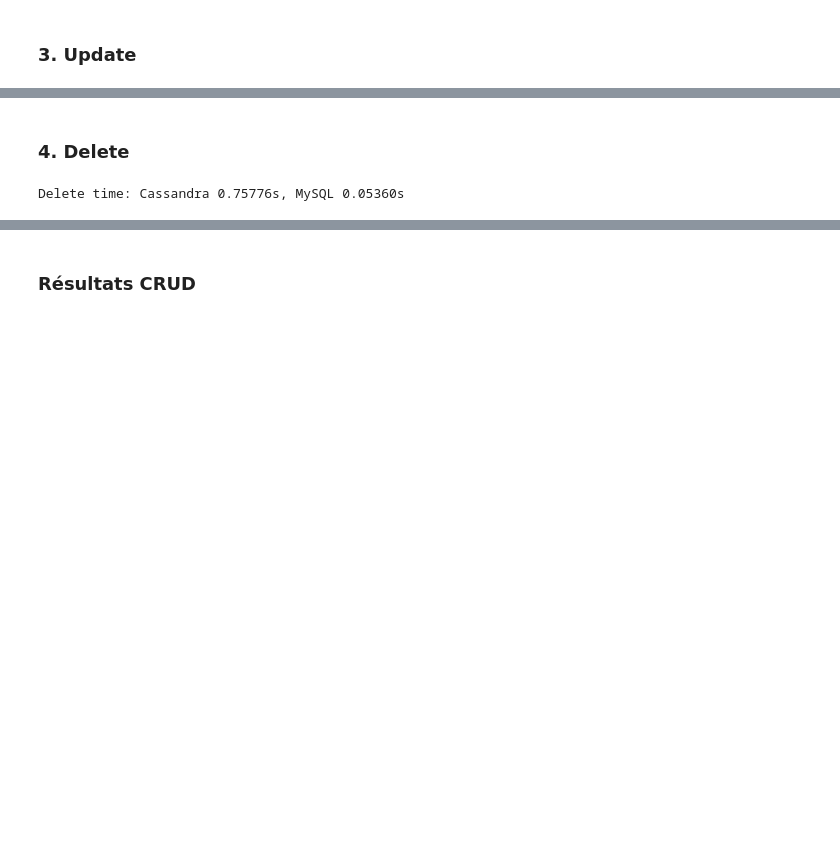
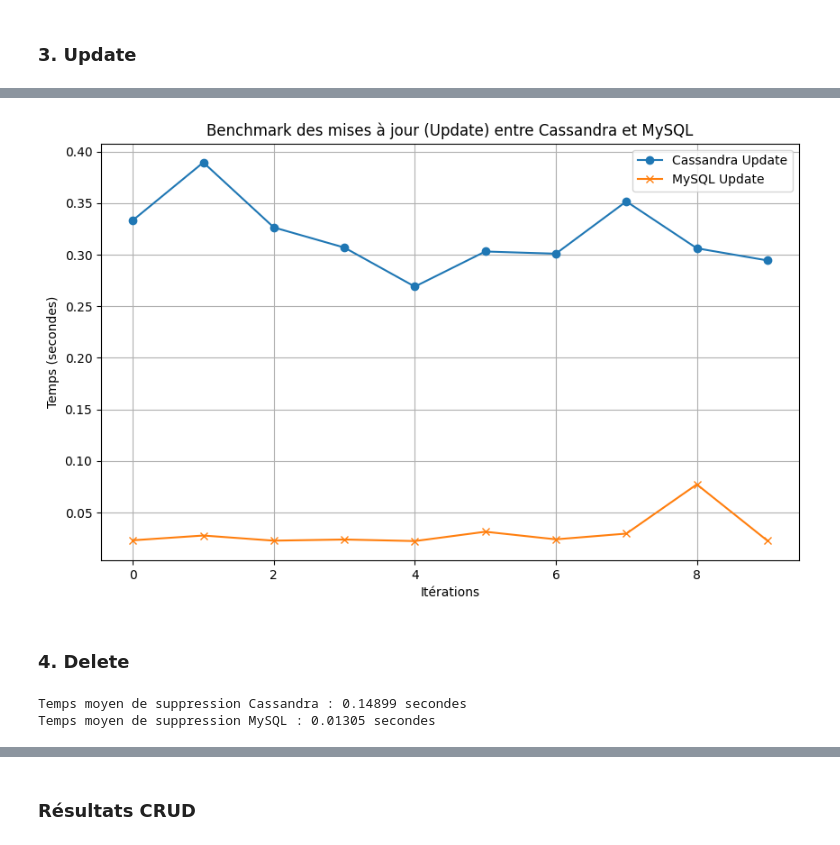
Before and after one commit to charlottekruzic/database-performance-comparison, a Jupyter notebook: notebook.ipynb, the cells around one changed output, grey strips where cells are left out. Cells and saved outputs as stored; diff of their text form; code cells hidden in the pictures; blank space fills up the shorter version.

```diff
--- a/notebook.ipynb
+++ b/notebook.ipynb
@@ -388,2 +473,14 @@ Update time: Cassandra 1.28366s, MySQL 0.09397s
+# %%
+plt.figure(figsize=(10, 6))
+plt.plot(cassandra_times_update, label="Cassandra Update", marker='o')
+plt.plot(mysql_times_update, label="MySQL Update", marker='x')
+plt.xlabel("Itérations")
+plt.ylabel("Temps (secondes)")
+plt.title("Benchmark des mises à jour (Update) entre Cassandra et MySQL")
+plt.legend()
+plt.grid()
+plt.show()
+# %% [output]
+[figure, added]
 # %% [markdown]
 ### 4. Delete
@@ -415,6 +486,0 @@ def mysql_delete():
-# %%
-cassandra_time_delete = cassandra_delete()
-mysql_time_delete = mysql_delete()
-print(f"Delete time: Cassandra {cassandra_time_delete:.5f}s, MySQL {mysql_time_delete:.5f}s")
-# %% [output]
-Delete time: Cassandra 0.75776s, MySQL 0.05360s
@@ -420,0 +549,6 @@ Delete time: Cassandra 0.75776s, MySQL 0.05360s
+# %%
+cassandra_times_delete = cassandra_delete_benchmark_with_reset_from_df()
+mysql_times_delete = mysql_delete_benchmark_with_reset()
+# %% [output]
+Temps moyen de suppression Cassandra : 0.14899 secondes
+Temps moyen de suppression MySQL : 0.01305 secondes
```
Also changed, not shown: parts of 37 cells of this notebook.
